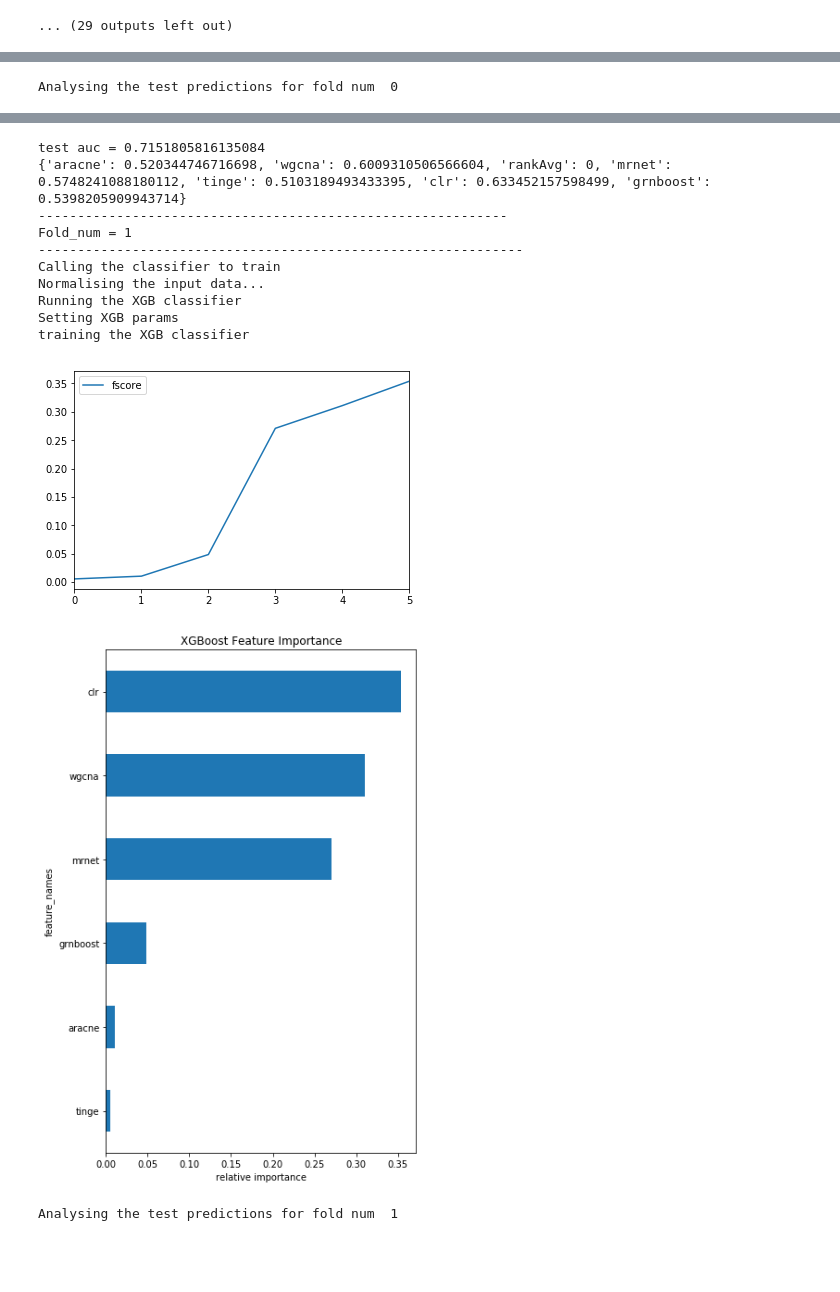
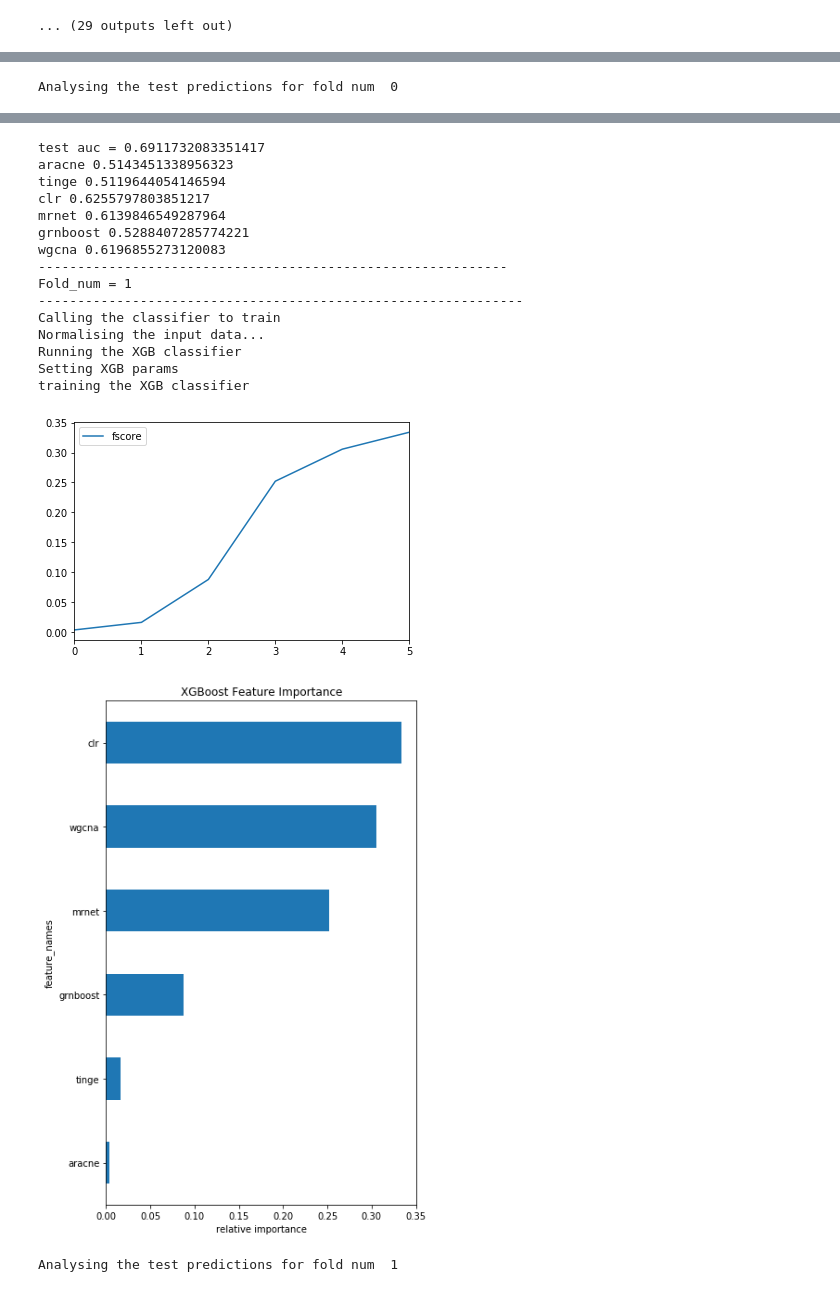
Before and after one commit to AluruLab/EnGRaiN, a Jupyter notebook: ensemble_arabidopsis_ML.ipynb, the cells around one changed output, grey strips where cells are left out. Saved outputs shown, nothing was run; the diff lists cells and outputs as text; code cells hidden in the pictures; blank space fills up the shorter version.

```diff
--- a/ensemble_arabidopsis_ML.ipynb
+++ b/ensemble_arabidopsis_ML.ipynb
@@ -341,20 +341,20 @@ def trainXGB(Xtrain, ytrain, Xtest, ytest):
 #    param['objective'] = 'multi:softprob'#'multi:softmax'
     param['objective'] = 'binary:logistic' #'multi:softprob'
     # scale weight of positive examples
-    param['eta'] = 0.05
-    param['max_depth'] = 5
+    param['eta'] = 0.01
+    param['max_depth'] = 7
     param['gamma'] = 0
-    param['silent'] = 1
+#    param['silent'] = 1
     param['nthread'] = 6
-    param['subsample'] = 0.5#0.7 # number of examples for 1 tree (subsampled from total)
-    param['colsample_bytree'] = 0.5#0.7 # ratio of columns for training 1 tree
+#    param['subsample'] = 0.5#0.7 # number of examples for 1 tree (subsampled from total)
+#    param['colsample_bytree'] = 0.5#0.7 # ratio of columns for training 1 tree
 #    param['num_class'] = NUM_CLASS
     param['eval_metric'] = 'auc'#'mlogloss' #auc
 
     # CLASS Imbalance handling!
-    param['scale_pos_weight'] = 10#190/10 # sum(negative cases) / sum(positive cases)
+#    param['scale_pos_weight'] = 10#190/10 # sum(negative cases) / sum(positive cases)
 
-#    param['booster'] = 'dart' #'gblinear' # default is tree booster
+#    param['booster'] = 'gblinear' #'dart' #'gblinear' # default is tree booster
 #    param['lambda'] = 1
 #    param['alpha'] = 1
 
@@ -462,8 +462,10 @@ def individual_method(data, rankAvg=False):
     # Adding the rank Avg method
     if rankAvg:
         results['rankAvg'] = runRankAvg(data, methods)
-    print(results)
-    return
+    #print(results)
+    for r in results:
+        print(r, results[r])
+    return results
 
 def pandas_classifier(df_train, df_test, runXGB, K=5):
     print('Performing ' + str(K) + '-fold cross validation')
@@ -491,7 +493,7 @@ def pandas_classifier(df_train, df_test, runXGB, K=5):
                                               datavalid['prediction'], clf, index, scaler, 0)
             auc_fold.append(auc[0])
             print('test auc = '+str(auc[0]) )
-            individual_method(datavalid, rankAvg=True)
+            individual_method(datavalid, rankAvg=False)
             print('------------------------------------------------------------')
     if K != 0:
         print('************************************************************************')
@@ -811,6 +814,15 @@ tissue_types = ['flower', 'leaf', 'rosette', 'seed', 'shoot']
 # %%
-tissue_types_train = ['leaf', 'shoot']
-tissue_types_test = [ 'flower',  'seed','rosette']
+tissue_types_train = ['leaf','flower', 'light', 'stress-temperature', 'stress-pathogen','development']
+
+tissue_types_test = ['root', 'rosette', 'seed', 'seedling1wk', 'seedling2wk', 'shoot',
+                    'chemical', 'nutrients', 'stress-light', 'stress-other',
+                     'stress-salt-drought', 'wholeplant',
+                      'hormone-aba-iaa-ga-br', 'hormone-ja-sa-ethylene']
+
+# tissue_types_train = []
+# tissue_types_test = [ 'chemical', 'light', 'nutrients', 'stress-light', 'stress-other', 'stress-pathogen',
+#                     'stress-salt-drought', 'stress-temperature', 'wholeplant', 'development',
+#                      'hormone-aba-iaa-ga-br', 'hormone-ja-sa-ethylene']
 
 colFeats = ['clr', 'aracne', 'grnboost', 'mrnet', 'tinge', 'wgcna']
 # training
@@ -843,13 +855,18 @@ Analysing the test predictions for fold num  0
-test auc = 0.7151805816135084
-{'aracne': 0.520344746716698, 'wgcna': 0.6009310506566604, 'rankAvg': 0, 'mrnet': 0.5748241088180112, 'tinge': 0.5103189493433395, 'clr': 0.633452157598499, 'grnboost': 0.5398205909943714}
+test auc = 0.6911732083351417
+aracne 0.5143451338956323
+tinge 0.5119644054146594
+clr 0.6255797803851217
+mrnet 0.6139846549287964
+grnboost 0.5288407285774221
+wgcna 0.6196855273120083
 ------------------------------------------------------------
 Fold_num = 1
 --------------------------------------------------------------
 Calling the classifier to train
 Normalising the input data...
 Running the XGB classifier
 Setting XGB params
 training the XGB classifier
-[figure, old version]
+[figure, new version]
-[figure, old version]
+[figure, new version]
 Analysing the test predictions for fold num  1
```
Also changed, not shown: parts of 3 cells of this notebook.
